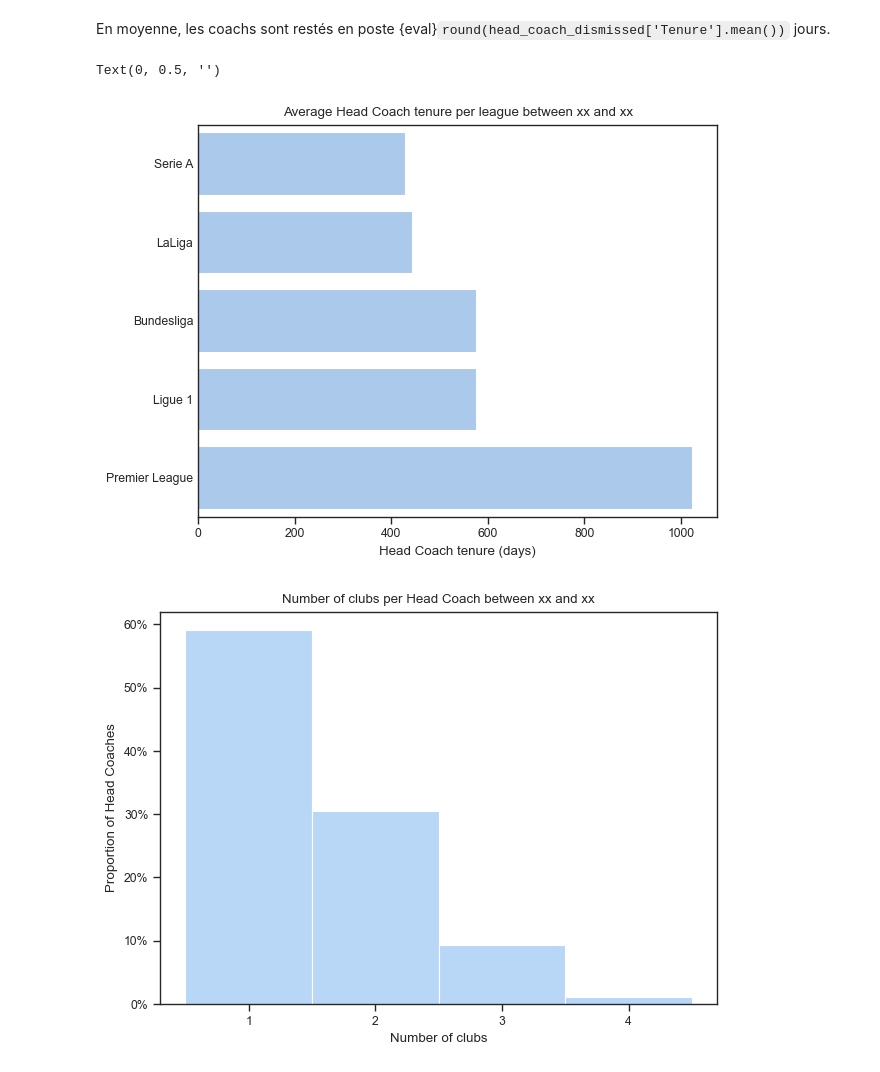
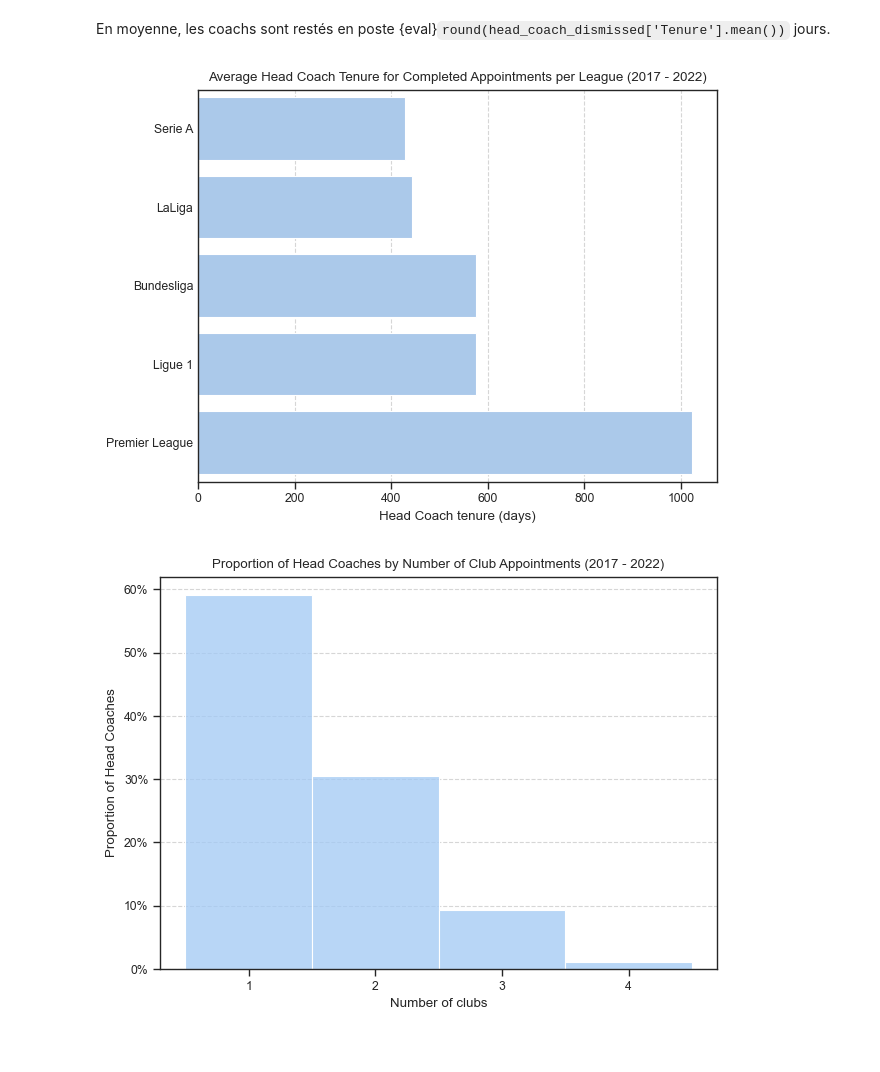
Before and after one commit to mathisdrn/head_coach_dismissal, a Jupyter notebook: src/03 Headcoach analysis.ipynb, the cells around one changed output. Saved outputs shown, nothing was run; the diff lists cells and outputs as text; code cells hidden in the pictures.

```diff
--- a/src/03 Headcoach analysis.ipynb
+++ b/src/03 Headcoach analysis.ipynb
@@ -81,24 +81,24 @@ En moyenne, les coachs sont restés en poste {eval}`round(head_coach_dismissed['
 # %%
 #| label: hc_tenure_per_league
 # Average days in post per league
 
 # Calculate average days in post per league
 avg_days_in_post = head_coach_dismissed.groupby('League')['Tenure'].mean()
 avg_days_in_post = avg_days_in_post.sort_values()
 
 # Plot average days in post per league
 plt.figure()
 sns.barplot(y=avg_days_in_post.index, x=avg_days_in_post.values, orient='h')
-plt.title('Average Head Coach tenure per league between xx and xx')
+plt.title('Average Head Coach Tenure for Completed Appointments per League (2017 - 2022)')
 plt.xlabel('Head Coach tenure (days)')
 plt.tick_params(axis='y', which='both', length=0)
 # Disable ylabel
 plt.ylabel('')
+plt.grid(axis='x', linestyle='--', alpha=0.8)
 
 # plt.savefig('figures/hc_tenure_per_league.png')
 # %% [output]
-Text(0, 0.5, '')
-[figure, old version]
+[figure, new version]
 # %%
 #| label: club_per_hc
 # Number of clubs per Head Coach
@@ -110,12 +110,13 @@ plt.figure()
 sns.histplot(x='count', data = club_per_coach, discrete = True, stat="probability")
 plt.xticks(range(1, club_per_coach['count'].max() + 1))
 plt.gca().yaxis.set_major_formatter(mticker.PercentFormatter(xmax=1))
-plt.title('Number of clubs per Head Coach between xx and xx')
+plt.title('Proportion of Head Coaches by Number of Club Appointments (2017 - 2022)')
 plt.xlabel('Number of clubs')
-plt.ylabel('Proportion of Head Coaches');
+plt.ylabel('Proportion of Head Coaches')
+plt.grid(axis='y', linestyle='--', alpha=0.8)
 # plt.savefig('figures/number_of_club_per_coach.png')
 # %% [output]
-[figure, old version]
+[figure, new version]
 # %%
 #| label: hc_per_club
 # Number of Head Coachs per club
```
Also changed, not shown: parts of 3 cells of this notebook.
